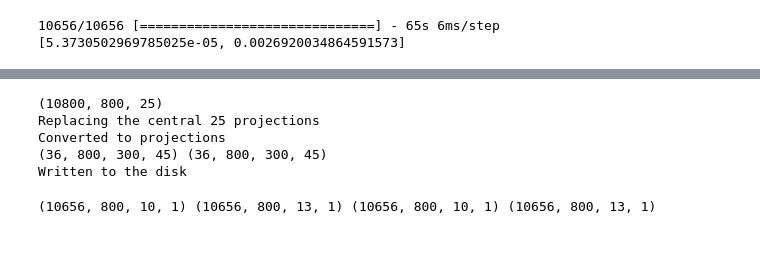
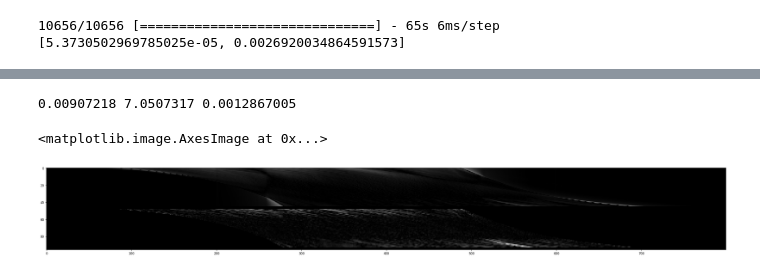
Before and after one commit to PranjalSahu/newrecon, a Jupyter notebook: recon1.ipynb, the cells around one changed output, grey strips where cells are left out. Cells and saved outputs as stored; diff of their text form; code cells hidden in the pictures; blank space fills up the shorter version.

```diff
--- a/recon1.ipynb
+++ b/recon1.ipynb
@@ -111,7 +111,7 @@ Using TensorFlow backend.
 # %%
 # Helper Functions
 
-def unet_vanilla(input_size = (1600,48,1)):
+def unet_vanilla(input_size = (960,64,1)):
     filter1 = 32
     filter2 = 64
     filter3 = 128
@@ -130,12 +130,12 @@ def unet_vanilla(input_size = (1600,48,1)):
     pool3 = MaxPooling2D(pool_size=(2, 2))(conv3)
     conv4 = Conv2D(filter4, 3, activation = 'relu', padding = 'same', kernel_initializer = 'he_normal')(pool3)
     conv4 = Conv2D(filter4, 3, activation = 'relu', padding = 'same', kernel_initializer = 'he_normal')(conv4)
-    drop4 = Dropout(0.1)(conv4)
+    drop4 = Dropout(0.4)(conv4)
     pool4 = MaxPooling2D(pool_size=(4, 1))(drop4)
 
     conv5 = Conv2D(filter5, 3, activation = 'relu', padding = 'same', kernel_initializer = 'he_normal')(pool4)
     conv5 = Conv2D(filter5, 3, activation = 'relu', padding = 'same', kernel_initializer = 'he_normal')(conv5)
-    drop5 = Dropout(0.1)(conv5)
+    drop5 = Dropout(0.4)(conv5)
 
     up6 = Conv2D(filter4, 2, activation = 'relu', padding = 'same', kernel_initializer = 'he_normal')(UpSampling2D(size = (4,1))(drop5))
     merge6 = concatenate([drop4,up6], axis = 3)
@@ -171,10 +171,10 @@ def unet_vanilla(input_size = (1600,48,1)):
 
     model = Model(input = inputs, output = conv10)
 
-    model.compile(optimizer = Adam(lr = 1e-4), loss = 'mse', metrics = ['mean_absolute_error'])
+    model.compile(optimizer = Adam(lr = 1e-4), loss = 'mean_absolute_error', metrics = ['mse'])
     return model
 
-def unet_vanilla1(input_size = (800,48,1)):
+def unet_vanilla1(input_size = (800,64,1)):
     filter1 = 32
     filter2 = 64
     filter3 = 128
@@ -226,7 +226,7 @@ def unet_vanilla1(input_size = (800,48,1)):
     model.compile(optimizer = Adam(lr = 1e-4), loss = 'mean_absolute_error', metrics = ['mse'])
     return model
 
-def unet_dense(input_size = (800,48,1)):
+def unet_dense(input_size = (960,64,1)):
     filter1 = 16
     filter2 = 32
     filter3 = 64
@@ -662,7 +686,7 @@ print(valx.shape, valy.shape)
 # 32 is with L2 loss                             [5.219619599067065e-05, 0.0026246307205545854]
 # 33 starts with 32 and then trains on odd lines [5.23863326888458e-05, 0.002626443004890068]
 
-checkpoint  = ModelCheckpoint(filepath='/media/dril/ubuntudata/DBT-NEW/models/model-sinogram33-higher-dril.h5',
+checkpoint  = ModelCheckpoint(filepath='/media/dril/ubuntudata/DBT-NEW/models/model-sinogram1-110-dril.h5',
                               monitor='val_loss', period=1,
                               verbose=1, save_best_only=True, mode='min')
 
@@ -676,12 +700,13 @@ class LossAndErrorPrintingCallback(tf.keras.callbacks.Callback):
         c = valy[index, :, :, 0]
         diff = np.abs(c-b)*100
         print(np.mean(np.mean(diff)))
-        scipy.misc.imsave('/media/dril/ubuntudata/DBT-NEW/models/model-sinogram32-higher-dril-results/'+str(epoch)+'_diff.jpg', np.concatenate([diff.T, a.T], axis=0))
+        scipy.misc.imsave('/media/dril/ubuntudata/DBT-NEW/models/model-sinogram1-110-dril-results/'+str(epoch)+'_diff.jpg', np.concatenate([diff.T, a.T], axis=0))
         #print('The average loss for epoch {} is {:7.2f} and mean absolute error is {:7.2f}.'.format(epoch, logs['loss'], logs['mae']))
 
 #unet_vanilla()
 model          = unet_vanilla()
-model.load_weights('/media/dril/ubuntudata/DBT-NEW/models/model-sinogram32-higher-dril.h5')#
+model.load_weights('/media/dril/ubuntudata/DBT-NEW/models/model-sinogram1-110-dril.h5')
+#
 #residual_train = trainx - trainy
 #residual_val   = valx   - valy
 
@@ -934,0 +949,4 @@ for i in range(80, 120):
+# %%
+model  = load_model('/media/dril/Windows/newrecon/model-sinogram21.h5')
+result = model.predict(valx, batch_size=16)
+print(result.shape)
@@ -935,5 +964,22 @@ for i in range(80, 120):
+# %%
+index = np.random.randint(0, len(result))
+#print(index)
+t1 = valx[index, :, :, 0]
+t2 = result[index, :, :, 0]
+t3 = valy[index, :, :, 0]
+
+print( np.mean(np.abs(t1-t3)),  np.mean(np.abs(t1-t3))/np.mean(np.abs(t2-t3)), np.mean(np.abs(t2-t3)))
+
+plt.figure(figsize=(40, 60))
+#plt.imshow(np.concatenate([t1, t2, np.abs(t2-t1)*5, t4, np.abs(t4-t1)*5, t3, np.abs(t2-t3)*5, np.abs(t4-t3)*5], axis=-1).T, cmap='gray')
+#plt.imshow(np.concatenate([t1, t2, np.abs(t3-t1)*10, np.abs(t2-t3)*100], axis=-1).T, cmap='gray')
+plt.imshow(np.concatenate([np.abs(t3-t1)*10, np.abs(t2-t3)*10*np.mean(np.abs(t1-t3))/np.mean(np.abs(t2-t3))], axis=-1).T, cmap='gray')
+# %% [output]
+0.00907218 7.0507317 0.0012867005
+<matplotlib.image.AxesImage at 0x...>
+[figure, added]
 # %%
-# For getting the full projection from the sinogram
+# For getting the full projection from the sinogram for lower resolution
 
 # Reading the original central projections
 valx_orig = np.zeros((36, 800, 300, 25), dtype=np.single) # These are the original noisy 25 projections
@@ -941,20 +987,12 @@ counter   = 0
 for i in range(141, 177):
     x_noise_orig = loadmat('/media/dril/ubuntudata/DBT-NEW/gan-90-projections/projections/g_noi_'+str(i)+'.mat', verify_compressed_data_integrity=False)
     x_noise_orig = x_noise_orig['g_noi']
+    print(i, x_noise_orig.shape)
     temp         = x_noise_orig[:, :, 10:-10]
     valx_orig[counter, :, :, :] = temp/5.0
     counter = counter+1
 
-# i     = 119
-# aae   = AdversarialAutoencoder()
-# model = aae.generator
-# model.load_weights('/media/dril/ubuntudata/DBT-NEW/models/gan-model1/generator_weights_'+str(i*10000)+'.h5')
-
-
-model = load_model('/media/dril/ubuntudata/DBT-NEW/models/model-sinogram3-dril.h5', compile=False)
-#model-sinogram4-dril.h5', compile=True)
-#result = model.evaluate(valx, valy, batch_size=16)
-#print(result)
+model  = load_model('/media/dril/ubuntudata/DBT-NEW/models/model-sinogram21.h5')
 result = model.predict(valx, batch_size=16)
 
 result = result[:, :, :45, 0]
@@ -985,7 +1023,7 @@ for i in range(36):
 print('Replacing the central 25 projections')
 result_full[:, :, :, 10:-10] = valx_orig[:, :, :, :]
 
-print('Converted to projections')
+print('Converted to projections from line sinograms')
 print(result_full.shape, ground_full.shape)
 
 # Write to .mat file
@@ -993,20 +1031,14 @@ if(1):
     for i in range(0, 36):
         h1 = {}
         h1['prediction']     = result_full[i]*5.0
-        savemat('/media/dril/ubuntudata/DBT-NEW/gan-90-projections/predictions/gan-model1/'+str(i+1)+'_prediction.mat', h1, do_compression=True)
+        savemat('/media/dril/ubuntudata/DBT-NEW/gan-90-projections/predictions/model-sinogram21/'+str(i+1)+'_prediction.mat', h1, do_compression=True)
 
         h1 = {}
         h1['prediction_25']  = valx_orig[i]
-        savemat('/media/dril/ubuntudata/DBT-NEW/gan-90-projections/predictions/gan-model1/'+str(i+1)+'_input.mat',      h1, do_compression=True)
+        savemat('/media/dril/ubuntudata/DBT-NEW/gan-90-projections/predictions/model-sinogram21/'+str(i+1)+'_input.mat',      h1, do_compression=True)
 
         h1 = {}
         h1['groundtruth']    = ground_full[i]
-        savemat('/media/dril/ubuntudata/DBT-NEW/gan-90-projections/predictions/gan-model1/'+str(i+1)+'_groundtruth.mat', h1, do_compression=True)
+        savemat('/media/dril/ubuntudata/DBT-NEW/gan-90-projections/predictions/model-sinogram21/'+str(i+1)+'_groundtruth.mat', h1, do_compression=True)
 
 print('Written to the disk')
-# %% [output]
-(10800, 800, 25)
-Replacing the central 25 projections
-Converted to projections
-(36, 800, 300, 45) (36, 800, 300, 45)
-Written to the disk
@@ -1018,10 +1044,0 @@ print(result.shape)
-# %%
-r1 = result[:, :, :10, :]
-r2 = result[:, :, 35:, :]
-
-v1 = valy[:, :, :10, :]
-v2 = valy[:, :, 35:, :]
-
-print(r1.shape, r2.shape, v1.shape, v2.shape)
-# %% [output]
-(10656, 800, 10, 1) (10656, 800, 13, 1) (10656, 800, 10, 1) (10656, 800, 13, 1)
```
Also changed, not shown: parts of 18 cells of this notebook.
